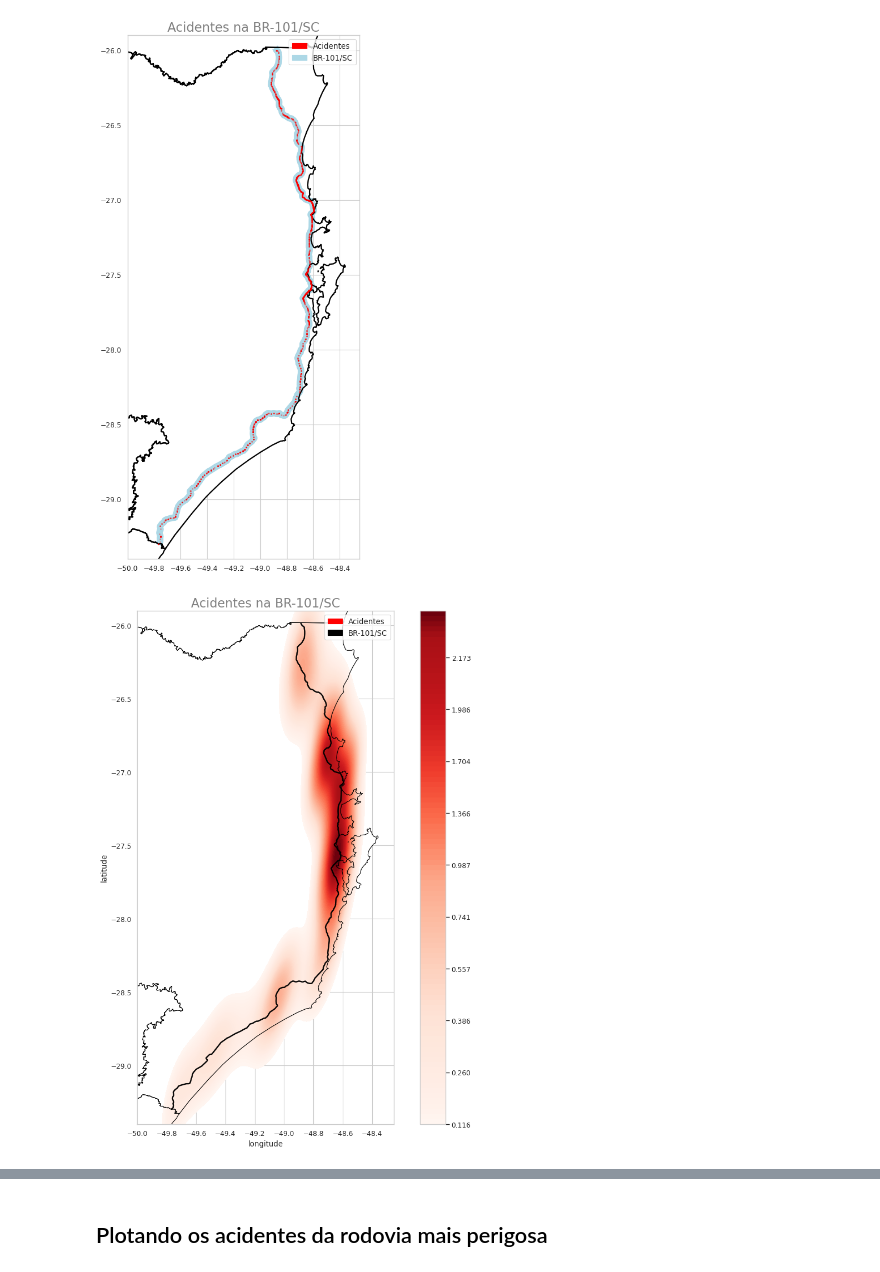
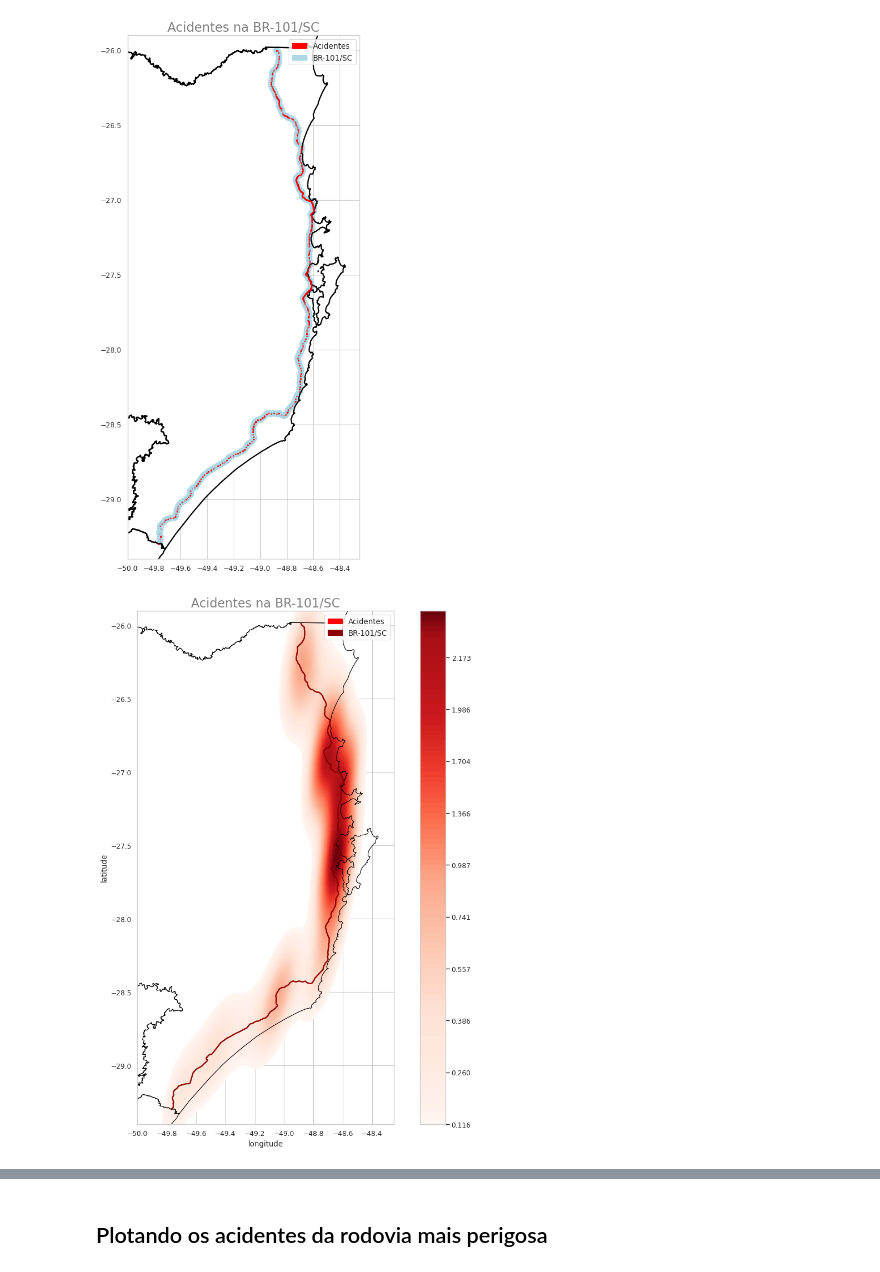
Before and after one commit to GuiBatalhoti/Dados_ANTT, a Jupyter notebook: notebooks/acidentes.ipynb, the cells around one changed output, grey strips where cells are left out. Saved outputs shown, nothing was run; the diff lists cells and outputs as text; code cells hidden in the pictures.

```diff
--- a/notebooks/acidentes.ipynb
+++ b/notebooks/acidentes.ipynb
@@ -509,7 +509,7 @@ pista_principal_df.drop(columns=['km_m'], inplace=True)
 br101sc_pista_df = pista_principal_df[pista_principal_df['rodovia'] == 'BR-101/SC']
 print(br101sc_pista_df.head())
 print(br101sc_pista_df.info())
-br101sc_pista_max_km, br101sc_pista_min_km = br101sc_pista_df['km'].max(), br101sc_pista_df['km_m'].min()
+br101sc_pista_max_km, br101sc_pista_min_km = br101sc_pista_df['km'].max(), br101sc_pista_df['km'].min()
 print("Max ->", br101sc_pista_max_km, " Min ->", br101sc_pista_min_km)
 # %% [output]
              concessionaria  ano_do_pnv_snv    rodovia    sentido   latitude  \
@@ -672,24 +672,24 @@ plt.show()
 # %%
 url = 'https://raw.githubusercontent.com/codeforamerica/click_that_hood/master/public/data/brazil-states.geojson'
 br_states = gpd.read_file(url)
 
 fig, ax = plt.subplots(figsize=(15, 15), dpi=80)
 br_states.boundary.plot(ax=ax, linewidth=1, color='black')  # Plota as bordas dos estados
 br_states.plot(ax=ax, color='white')  # Plota os estados
 
 sns.kdeplot(data=br101sc_acidentes_geo_df, x='longitude', y='latitude', fill=True, levels=100, cmap='Reds', ax=ax, cbar=True)
-br101sc_linhas_gdf.plot(ax=ax, color='black', alpha=0.8, linewidth=2, label='BR-101/SC')
+br101sc_linhas_gdf.plot(ax=ax, color='darkred', alpha=0.8, linewidth=2, label='BR-101/SC')
 
 acidentes_patch = mpatches.Patch(color='red', label='Acidentes')
-pista_patch = mpatches.Patch(color='black', label='BR-101/SC')
+pista_patch = mpatches.Patch(color='darkred', label='BR-101/SC')
 
 plt.legend(handles=[acidentes_patch, pista_patch], fontsize=12, loc='best')
 plt.ylim(-29.4, -25.9)
 plt.xlim(-50, -48.25)
 plt.title('Acidentes na BR-101/SC', fontsize=20, color='gray')
 plt.show()
 # %% [output]
-[figure, old version]
+[figure, new version]
 # %%
 mapa = folium.Map(location=[-15.788497, -47.879873], zoom_start=4, control_scale=True)
 
```
Also changed, not shown: parts of 1 cell of this notebook, 2 other files.
